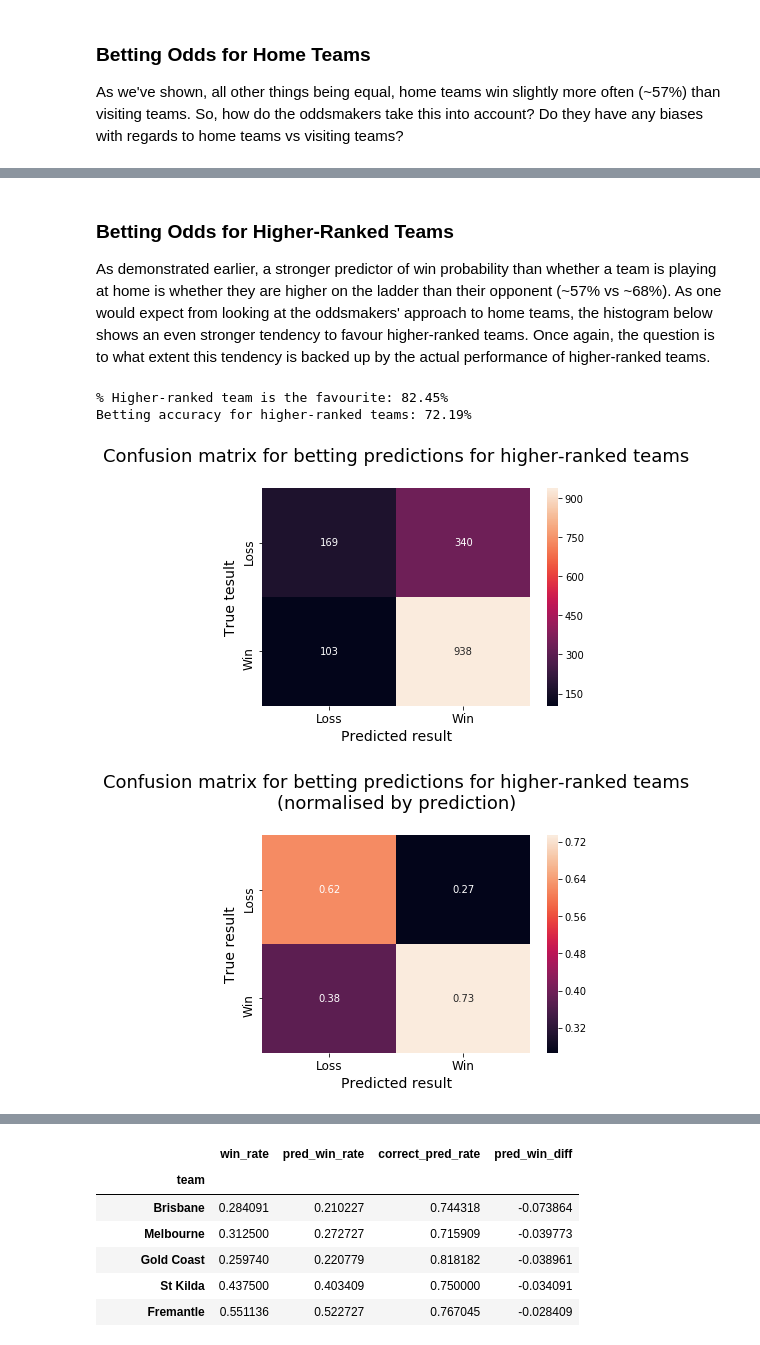
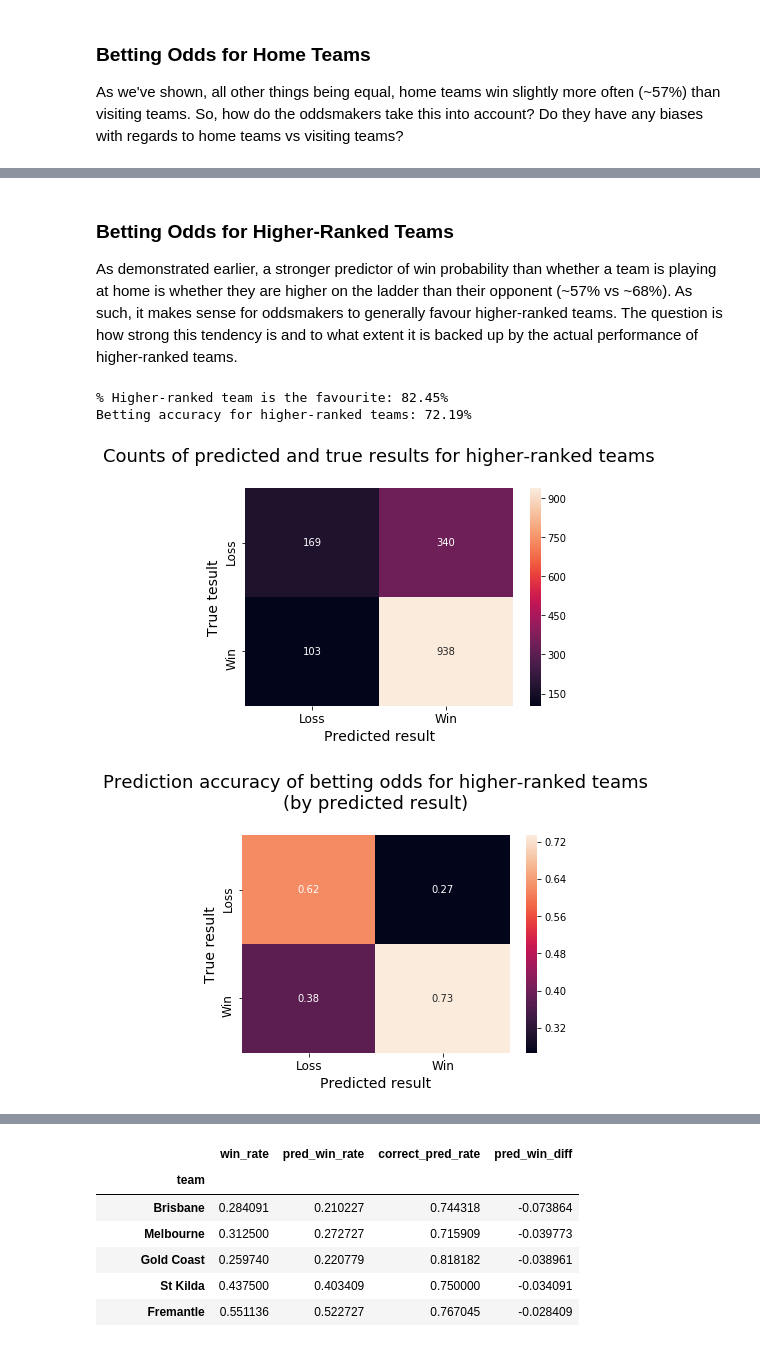
Before and after one commit to cfranklin11/footy-tipper, a Jupyter notebook: experiments/notebooks/1.0-analysis-of-heuristics.ipynb, the cells around one changed output, grey strips where cells are left out. Saved outputs shown, nothing was run; the diff lists cells and outputs as text; code cells hidden in the pictures.

```diff
--- a/experiments/notebooks/1.0-analysis-of-heuristics.ipynb
+++ b/experiments/notebooks/1.0-analysis-of-heuristics.ipynb
@@ -189,7 +191,7 @@ From the perspective of the end-user, this is a heuristic almost as simple as ti
 # Negative point spread indicates the favourite
 def betting_pred_win(df):
     # point_spread == 0 means it's a coin flip
-    return (((match_df['point_spread'] < 0) | ((match_df['point_spread'] == 0) & (np.random.rand() >= 0.5)))
+    return (((df['point_spread'] < 0) | ((df['point_spread'] == 0) & (np.random.rand() >= 0.5)))
             .astype('int'))
 
 def point_spread_predictions(df):
@@ -433,40 +438,39 @@ This is evidence that betting odds tend to amplify conventional wisdom about the
 # %% [markdown]
 ### Betting Odds for Higher-Ranked Teams
 
-As demonstrated earlier, a stronger predictor of win probability than whether a team is playing at home is whether they are higher on the ladder than their opponent (~57% vs ~68%). As one would expect from looking at the oddsmakers' approach to home teams, the histogram below shows an even stronger tendency to favour higher-ranked teams. Once again, the question is to what extent this tendency is backed up by the actual performance of higher-ranked teams.
+As demonstrated earlier, a stronger predictor of win probability than whether a team is playing at home is whether they are higher on the ladder than their opponent (~57% vs ~68%). As such, it makes sense for oddsmakers to generally favour higher-ranked teams. The question is how strong this tendency is and to what extent it is backed up by the actual performance of higher-ranked teams.
 # %%
 # Betting on higher-ranked teams
 
 high_rank_bet_df = betting_df[betting_df['ladder_rank'] < betting_df['oppo_ladder_rank']]
 
 high_rank_fave_rate = high_rank_bet_df['pred_win'].sum() / len(high_rank_bet_df)
 high_rank_fave_accuracy = high_rank_bet_df['correct_pred'].sum() / len(high_rank_bet_df)
 
 print('\n% Higher-ranked team is the favourite: {0:.2f}%'.format(high_rank_fave_rate * 100))
 print('Betting accuracy for higher-ranked teams: {0:.2f}%\n'.format(high_rank_fave_accuracy * 100))
 
 rank_cm = confusion_matrix(high_rank_bet_df['win'], high_rank_bet_df['pred_win'])
 
 sns.heatmap(rank_cm, annot=True, fmt='d', xticklabels=['Loss', 'Win'], yticklabels=['Loss', 'Win'])
-plt.title('Confusion matrix for betting predictions for higher-ranked teams\n', fontsize=18)
+plt.title('Counts of predicted and true results for higher-ranked teams\n', fontsize=18)
 plt.ylabel('True tesult', fontsize=14)
 plt.xlabel('Predicted result', fontsize=14)
 plt.yticks(fontsize=12)
 plt.xticks(fontsize=12)
 plt.show()
 
 sns.heatmap(rank_cm.astype('float') / rank_cm.sum(axis=0)[np.newaxis, :],
             annot=True, xticklabels=['Loss', 'Win'], yticklabels=['Loss', 'Win'])
-plt.title('Confusion matrix for betting predictions for higher-ranked teams\n(normalised by prediction)\n',
-          fontsize=18)
+plt.title('Prediction accuracy of betting odds for higher-ranked teams\n(by predicted result)\n', fontsize=18)
 plt.ylabel('True result', fontsize=14)
 plt.xlabel('Predicted result', fontsize=14)
 plt.yticks(fontsize=12)
 plt.xticks(fontsize=12)
 plt.show()
 # %% [output]
 % Higher-ranked team is the favourite: 82.45%
 Betting accuracy for higher-ranked teams: 72.19%
-[figure, old version]
+[figure, new version]
-[figure, old version]
+[figure, new version]
 # %% [markdown]
```
Also changed, not shown: parts of 18 cells of this notebook.
